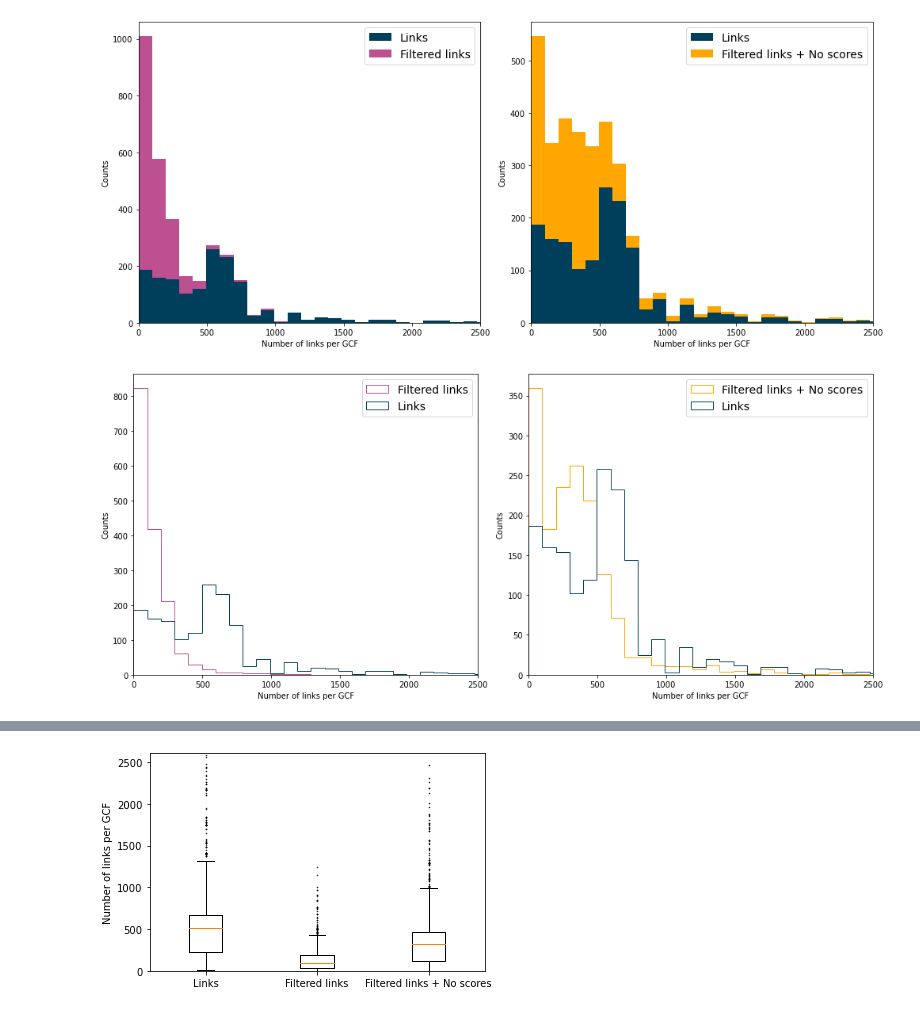
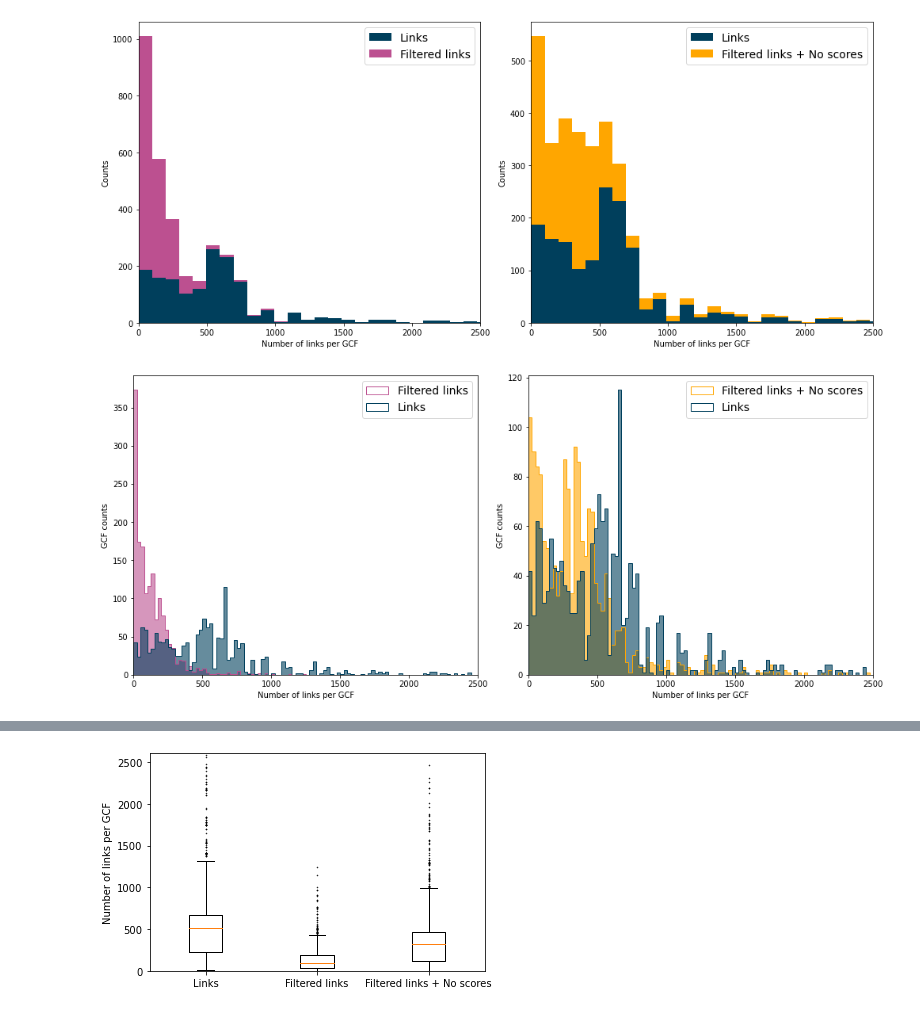
Before and after one commit to NPLinker/nplinker, a Jupyter notebook: notebooks/2-class_linking_tests.ipynb, the cells around one changed output, grey strips where cells are left out. Drawn from its saved outputs; the diff is of its cells as text; code cells hidden in the pictures.

```diff
--- a/notebooks/2-class_linking_tests.ipynb
+++ b/notebooks/2-class_linking_tests.ipynb
@@ -396,30 +499,37 @@ plt.show()
 # %%
 labels = ["Links", "Filtered links", "Filtered links + No scores"]
 colours = ["#003f5c", "#bc5090", "#ffa600"]
 xs = [all_num_links, all_num_filtered_links, all_filt_links]
 # x1 = [all_num_links, all_num_filtered_links]
 # x2 = [all_num_links, all_filt_links]
 lg_size = 14
 custom_xlim = (-1, 2500)
-n_bins = 30
+bin_size = 25
+n_bins = np.arange(0, 2500, bin_size)
 links_title = "Number of links per GCF"
-count_title = "Counts"
+count_title = "GCF counts"
+hist_type = "stepfilled"
+alpha = 0.6
 
 # plt.hist(xs, bins=50, density=True, histtype='bar', stacked=True, label=labels, color=colours)
 # plt.legend(prop={'size': lg_size})
 fig, ax = plt.subplots(nrows=1, ncols=2, figsize=(14, 6))
 (ax0, ax1) = ax
 
 ax0.hist(xs[:2], bins=n_bins, density=False, histtype='step', stacked=False, label=labels[:2], color=colours[:2])
 ax0.legend(prop={'size': lg_size})
+ax0.hist(xs[:2], bins=n_bins, density=False, histtype=hist_type, stacked=False, label=labels[:2], color=colours[:2],
+         alpha=alpha)
 ax1.hist([xs[0], xs[2]], bins=n_bins, density=False, histtype='step', stacked=False, label=[labels[0], labels[2]],
          color=[colours[0], colours[2]])
 ax1.legend(prop={'size': lg_size})
+ax1.hist([xs[0], xs[2]], bins=n_bins, density=False, histtype=hist_type, stacked=False, label=[labels[0], labels[2]],
+         color=[colours[0], colours[2]], alpha=alpha)
 # ax2.hist(x[2], bins=50, density=True, histtype='bar', stacked=True, label=labels[2], color=colours[2])
 # ax2.legend(prop={'size': lg_size})
 
 plt.setp(ax, xlim=custom_xlim, xlabel=links_title, ylabel=count_title)
 fig.tight_layout()
 plt.show()
 # %% [output]
-[figure, old version]
+[figure, new version]
```
Also changed, not shown: parts of 49 cells of this notebook.
